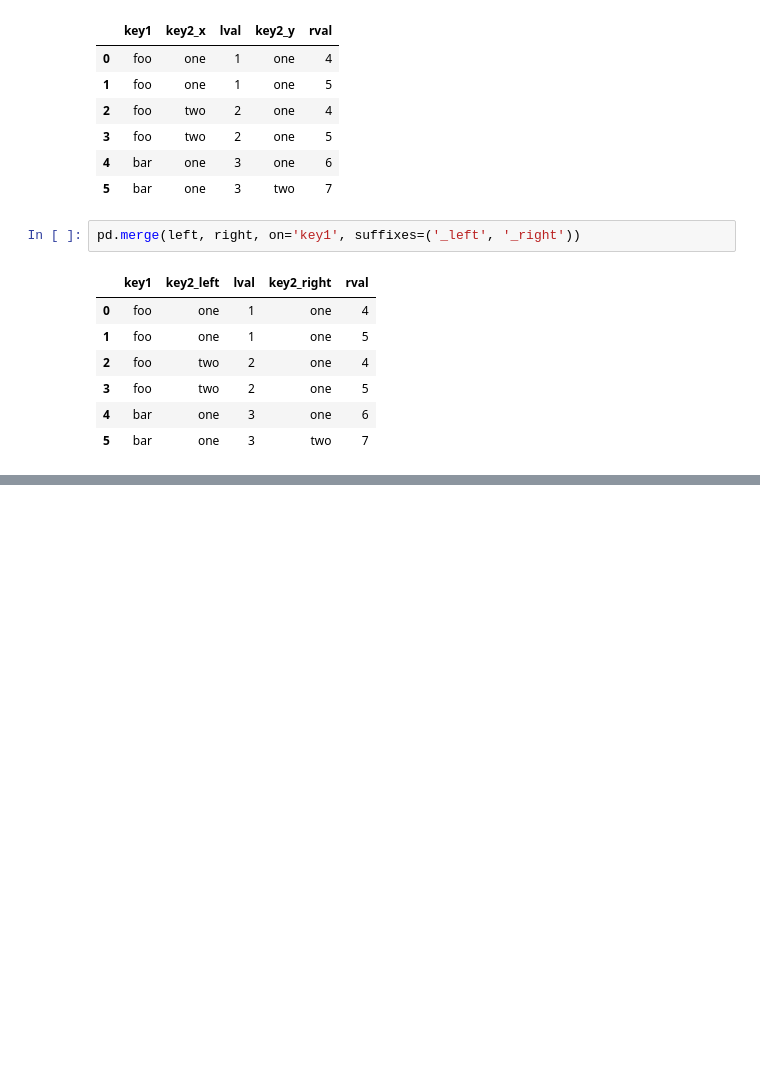
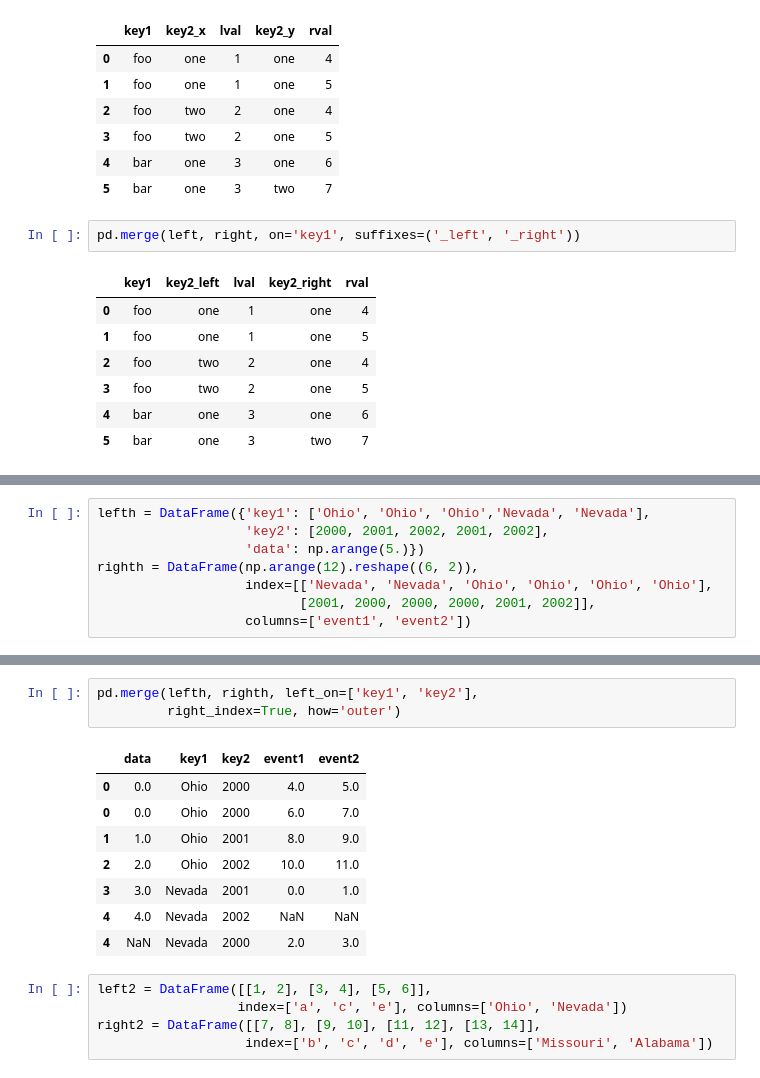
Before and after one commit to socrates77-sh/pydata, a Jupyter notebook: ch07/ch07.ipynb, the cells around one changed output, grey strips where cells are left out. Saved outputs shown, nothing was run; the diff lists cells and outputs as text; blank space fills up the shorter version.

```diff
--- a/ch07/ch07.ipynb
+++ b/ch07/ch07.ipynb
@@ -178,0 +218,8 @@ pd.merge(left, right, on='key1', suffixes=('_left', '_right'))
+# %%
+lefth = DataFrame({'key1': ['Ohio', 'Ohio', 'Ohio','Nevada', 'Nevada'],
+                   'key2': [2000, 2001, 2002, 2001, 2002],
+                   'data': np.arange(5.)})
+righth = DataFrame(np.arange(12).reshape((6, 2)),
+                   index=[['Nevada', 'Nevada', 'Ohio', 'Ohio', 'Ohio', 'Ohio'],
+                          [2001, 2000, 2000, 2000, 2001, 2002]],
+                   columns=['event1', 'event2'])
@@ -178,0 +254,17 @@ pd.merge(left, right, on='key1', suffixes=('_left', '_right'))
+# %%
+pd.merge(lefth, righth, left_on=['key1', 'key2'],
+         right_index=True, how='outer')
+# %% [output]
+|  | data | key1 | key2 | event1 | event2 |
+| 0 | 0.0 | Ohio | 2000 | 4.0 | 5.0 |
+| 0 | 0.0 | Ohio | 2000 | 6.0 | 7.0 |
+| 1 | 1.0 | Ohio | 2001 | 8.0 | 9.0 |
+| 2 | 2.0 | Ohio | 2002 | 10.0 | 11.0 |
+| 3 | 3.0 | Nevada | 2001 | 0.0 | 1.0 |
+| 4 | 4.0 | Nevada | 2002 | NaN | NaN |
+| 4 | NaN | Nevada | 2000 | 2.0 | 3.0 |
+# %%
+left2 = DataFrame([[1, 2], [3, 4], [5, 6]],
+                  index=['a', 'c', 'e'], columns=['Ohio', 'Nevada'])
+right2 = DataFrame([[7, 8], [9, 10], [11, 12], [13, 14]],
+                   index=['b', 'c', 'd', 'e'], columns=['Missouri', 'Alabama'])
```
Also changed, not shown: parts of 106 cells of this notebook, 1 other file.
